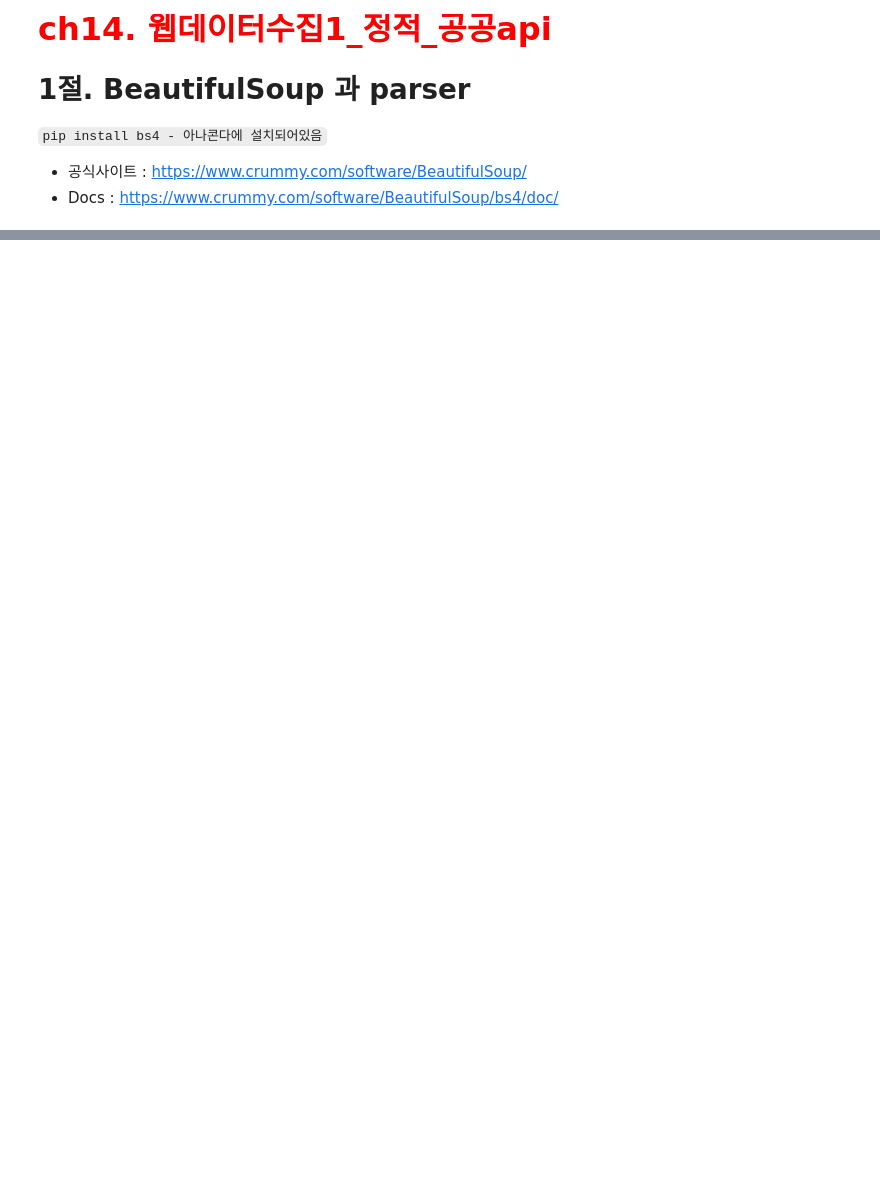
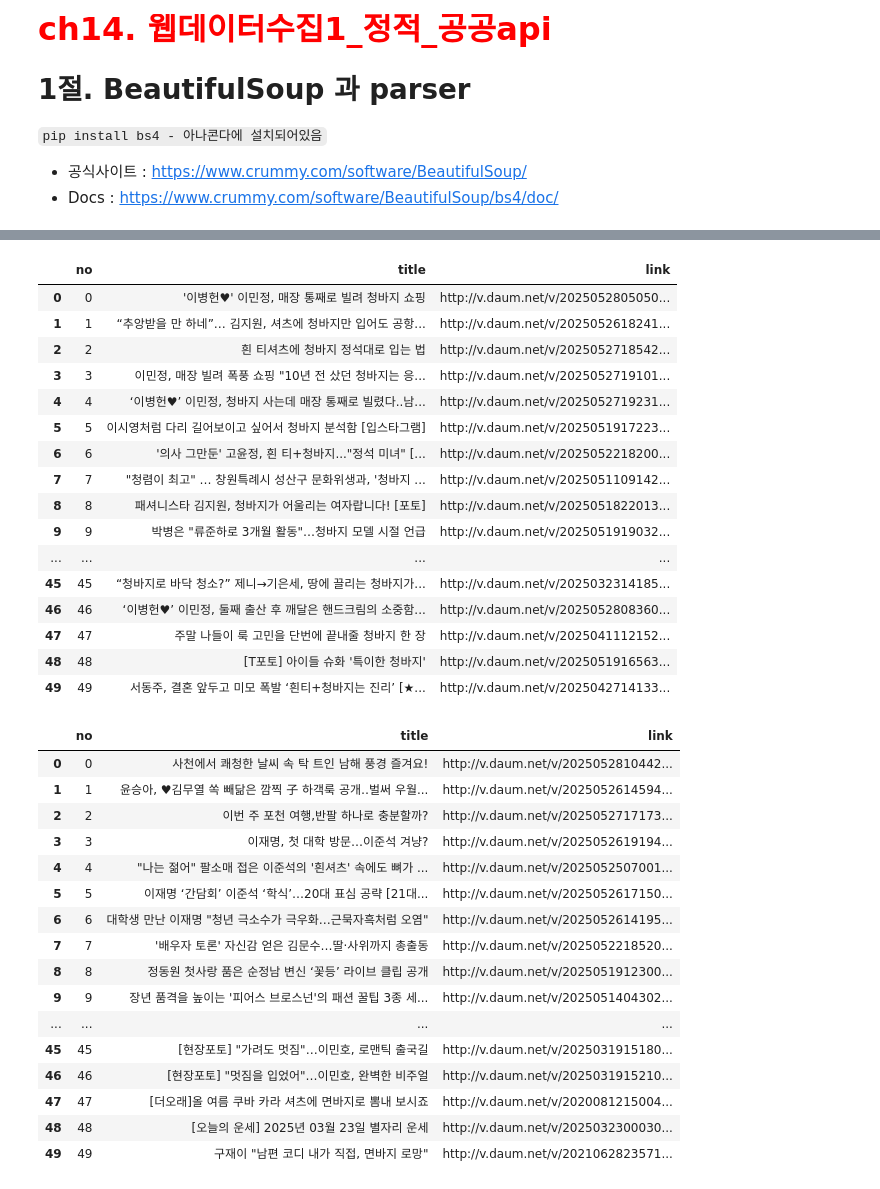
Before and after one commit to jsa3338/AI-X, a Jupyter notebook: source/01_python/ch14_웹데이터수집1_정적_공공api.ipynb, the cells around one changed output, grey strips where cells are left out. Cells and saved outputs as stored; diff of their text form; code cells hidden in the pictures; blank space fills up the shorter version.

```diff
--- a/source/01_python/ch14_웹데이터수집1_정적_공공api.ipynb
+++ b/source/01_python/ch14_웹데이터수집1_정적_공공api.ipynb
@@ -22,0 +411,15 @@ table.dataframe{font-size:12px;}
+# %%
+# 방법 1-2. 2차원 리스트
+import requests
+from bs4 import BeautifulSoup
+keyword = '비트코인'
+url = "https://search.daum.net/search?w=news&nil_search=btn&DA=NTB&enc=utf8&cluster=y&cluster_page=1&q="+keyword+'p='+page_n
+response = requests.get(url)
+soup = BeautifulSoup(response.text, 'html.parser')
+itmes_find_list = [] # 검색할 결과를 담을 2차원 리스트
+titles = soup.select('div.item-title > strong.tit-g.clamp-g > a')
+for i, title in enumerate(titles):
+    itmes_find_list.append([i, title.text, title.attrs['href']])
+
+import pandas as pd
+pd.DataFrame(itmes_find_list, columns=['no', 'title', 'link'])
@@ -22,0 +524,15 @@ table.dataframe{font-size:12px;}
+# %%
+keywords = ['청바지', '면바지']
+pages = 5
+result0 = [] # 청바지 검색결과 50개
+result1 = [] # 면바지 검색결과 50개
+for i, keyword in enumerate(keywords):
+    for page in range(1, pages+1):
+        print(f'~ ~ ~ {i} 번째 {keyword} {page}p 검색중입니다 ~ ~ ~')
+        if i==0:
+            result0.extend( daum_news_crawling(keyword, page) )
+        else:
+            result1.extend( daum_news_crawling(keyword, page) )
+        time.sleep(3)
+else:
+    print('------작업이 완료되었습니다------')
@@ -22,0 +551,39 @@ table.dataframe{font-size:12px;}
+# %%
+result0_df = pd.DataFrame(result0)
+result1_df = pd.DataFrame(result1)
+display(result0_df,result1_df)
+# %% [output]
+|  | no | title | link |
+| 0 | 0 | '이병헌♥' 이민정, 매장 통째로 빌려 청바지 쇼핑 | http://v.daum.net/v/2025052805050... |
+| 1 | 1 | “추앙받을 만 하네”… 김지원, 셔츠에 청바지만 입어도 공항... | http://v.daum.net/v/2025052618241... |
+| 2 | 2 | 흰 티셔츠에 청바지 정석대로 입는 법 | http://v.daum.net/v/2025052718542... |
+| 3 | 3 | 이민정, 매장 빌려 폭풍 쇼핑 "10년 전 샀던 청바지는 응... | http://v.daum.net/v/2025052719101... |
+| 4 | 4 | ‘이병헌♥’ 이민정, 청바지 사는데 매장 통째로 빌렸다..남... | http://v.daum.net/v/2025052719231... |
+| 5 | 5 | 이시영처럼 다리 길어보이고 싶어서 청바지 분석함 [입스타그램] | http://v.daum.net/v/2025051917223... |
+| 6 | 6 | '의사 그만둔' 고윤정, 흰 티+청바지..."정석 미녀" [... | http://v.daum.net/v/2025052218200... |
+| 7 | 7 | "청렴이 최고" … 창원특례시 성산구 문화위생과, '청바지 ... | http://v.daum.net/v/2025051109142... |
+| 8 | 8 | 패셔니스타 김지원, 청바지가 어울리는 여자랍니다! [포토] | http://v.daum.net/v/2025051822013... |
+| 9 | 9 | 박병은 "류준하로 3개월 활동"…청바지 모델 시절 언급 | http://v.daum.net/v/2025051919032... |
+| ... | ... | ... | ... |
+| 45 | 45 | “청바지로 바닥 청소?” 제니→기은세, 땅에 끌리는 청바지가... | http://v.daum.net/v/2025032314185... |
+| 46 | 46 | ‘이병헌♥’ 이민정, 둘째 출산 후 깨달은 핸드크림의 소중함... | http://v.daum.net/v/2025052808360... |
+| 47 | 47 | 주말 나들이 룩 고민을 단번에 끝내줄 청바지 한 장 | http://v.daum.net/v/2025041112152... |
+| 48 | 48 | [T포토] 아이들 슈화 '특이한 청바지' | http://v.daum.net/v/2025051916563... |
+| 49 | 49 | 서동주, 결혼 앞두고 미모 폭발 ‘흰티+청바지는 진리’ [★... | http://v.daum.net/v/2025042714133... |
+|  | no | title | link |
+| 0 | 0 | 사천에서 쾌청한 날씨 속 탁 트인 남해 풍경 즐겨요! | http://v.daum.net/v/2025052810442... |
+| 1 | 1 | 윤승아, ♥김무열 쏙 빼닮은 깜찍 子 하객룩 공개‥벌써 우월... | http://v.daum.net/v/2025052614594... |
+| 2 | 2 | 이번 주 포천 여행,반팔 하나로 충분할까? | http://v.daum.net/v/2025052717173... |
+| 3 | 3 | 이재명, 첫 대학 방문…이준석 겨냥? | http://v.daum.net/v/2025052619194... |
+| 4 | 4 | "나는 젊어" 팔소매 접은 이준석의 '흰셔츠' 속에도 뼈가 ... | http://v.daum.net/v/2025052507001... |
+| 5 | 5 | 이재명 ‘간담회’ 이준석 ‘학식’…20대 표심 공략 [21대... | http://v.daum.net/v/2025052617150... |
+| 6 | 6 | 대학생 만난 이재명 "청년 극소수가 극우화…근묵자흑처럼 오염" | http://v.daum.net/v/2025052614195... |
+| 7 | 7 | '배우자 토론' 자신감 얻은 김문수…딸·사위까지 총출동 | http://v.daum.net/v/2025052218520... |
+| 8 | 8 | 정동원 첫사랑 품은 순정남 변신 ‘꽃등’ 라이브 클립 공개 | http://v.daum.net/v/2025051912300... |
+| 9 | 9 | 장년 품격을 높이는 '피어스 브로스넌'의 패션 꿀팁 3종 세... | http://v.daum.net/v/2025051404302... |
+| ... | ... | ... | ... |
+| 45 | 45 | [현장포토] "가려도 멋짐"…이민호, 로맨틱 출국길 | http://v.daum.net/v/2025031915180... |
+| 46 | 46 | [현장포토] "멋짐을 입었어"…이민호, 완벽한 비주얼 | http://v.daum.net/v/2025031915210... |
+| 47 | 47 | [더오래]올 여름 쿠바 카라 셔츠에 면바지로 뽐내 보시죠 | http://v.daum.net/v/2020081215004... |
+| 48 | 48 | [오늘의 운세] 2025년 03월 23일 별자리 운세 | http://v.daum.net/v/2025032300030... |
+| 49 | 49 | 구재이 "남편 코디 내가 직접, 면바지 로망" | http://v.daum.net/v/2021062823571... |
```
Also changed, not shown: parts of 45 cells of this notebook, 3 other files.
